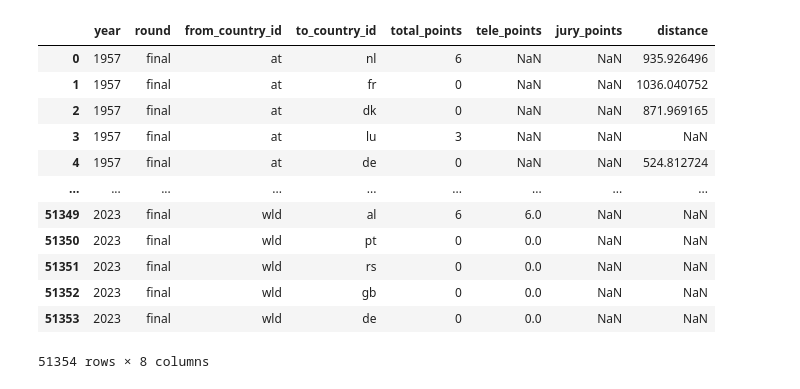
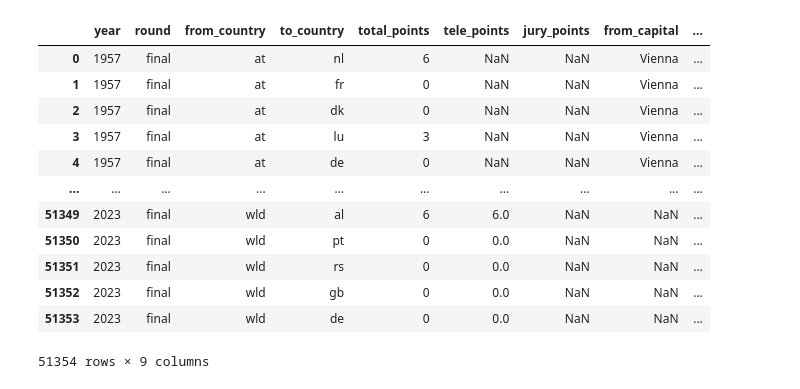
Before and after one commit to kluedemann/eurovision-voting-analysis, a Jupyter notebook: eurovision_distances.ipynb, the cells around one changed output. Drawn from its saved outputs; the diff is of its cells as text; code cells hidden in the pictures.

Commit message:
Added countries before 2023

```diff
--- a/eurovision_distances.ipynb
+++ b/eurovision_distances.ipynb
@@ -197,18 +138,22 @@ joined_df
-# %%
-votes_merged = votes_df.merge(joined_df, left_on=["from_country_id", "to_country_id"], right_on=["from_id", "to_id"], how="left")
-votes_merged = votes_merged.drop(["from_id", "to_id", "from_country", "to_country"], axis=1)
-votes_merged
-# %% [output]
-|  | year | round | from_country_id | to_country_id | total_points | tele_points | jury_points | distance |
-| 0 | 1957 | final | at | nl | 6 | NaN | NaN | 935.926496 |
-| 1 | 1957 | final | at | fr | 0 | NaN | NaN | 1036.040752 |
-| 2 | 1957 | final | at | dk | 0 | NaN | NaN | 871.969165 |
-| 3 | 1957 | final | at | lu | 3 | NaN | NaN | NaN |
-| 4 | 1957 | final | at | de | 0 | NaN | NaN | 524.812724 |
-| ... | ... | ... | ... | ... | ... | ... | ... | ... |
-| 51349 | 2023 | final | wld | al | 6 | 6.0 | NaN | NaN |
-| 51350 | 2023 | final | wld | pt | 0 | 0.0 | NaN | NaN |
-| 51351 | 2023 | final | wld | rs | 0 | 0.0 | NaN | NaN |
-| 51352 | 2023 | final | wld | gb | 0 | 0.0 | NaN | NaN |
-| 51353 | 2023 | final | wld | de | 0 | 0.0 | NaN | NaN |
-51354 rows × 8 columns
+# %%
+merged_votes = votes_df.merge(countries, left_on="from_country", right_on="code")
+merged_votes['from_capital'] = merged_votes["capital"]
+merged_votes = merged_votes.drop(["from_country_id", "to_country_id", "name", "code", "capital"], axis=1)
+merged_votes = merged_votes.merge(countries, left_on="to_country", right_on="code")
+merged_votes['to_capital'] = merged_votes["capital"]
+merged_votes = merged_votes.drop(["name", "code", "capital"], axis=1)
+merged_votes
+# %% [output]
+|  | year | round | from_country | to_country | total_points | tele_points | jury_points | from_capital | ... |
+| 0 | 1957 | final | at | nl | 6 | NaN | NaN | Vienna | ... |
+| 1 | 1957 | final | at | fr | 0 | NaN | NaN | Vienna | ... |
+| 2 | 1957 | final | at | dk | 0 | NaN | NaN | Vienna | ... |
+| 3 | 1957 | final | at | lu | 3 | NaN | NaN | Vienna | ... |
+| 4 | 1957 | final | at | de | 0 | NaN | NaN | Vienna | ... |
+| ... | ... | ... | ... | ... | ... | ... | ... | ... | ... |
+| 51349 | 2023 | final | wld | al | 6 | 6.0 | NaN | NaN | ... |
+| 51350 | 2023 | final | wld | pt | 0 | 0.0 | NaN | NaN | ... |
+| 51351 | 2023 | final | wld | rs | 0 | 0.0 | NaN | NaN | ... |
+| 51352 | 2023 | final | wld | gb | 0 | 0.0 | NaN | NaN | ... |
+| 51353 | 2023 | final | wld | de | 0 | 0.0 | NaN | NaN | ... |
+51354 rows × 9 columns
```
Also changed, not shown: parts of 15 cells of this notebook, 3 other files.
